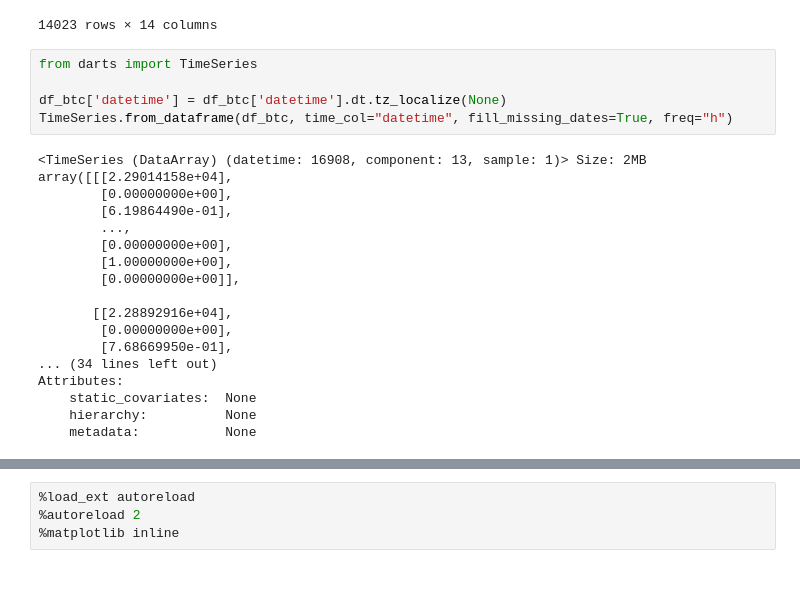
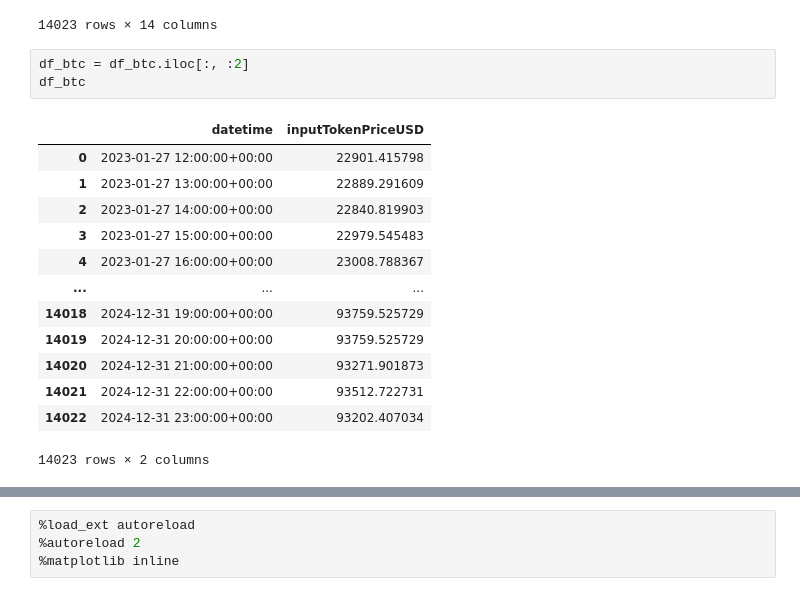
Before and after one commit to Angelaa6/Statapp, a Jupyter notebook: Darts.ipynb, the cells around one changed output, grey strips where cells are left out. Drawn from its saved outputs; the diff is of its cells as text.

```diff
--- a/Darts.ipynb
+++ b/Darts.ipynb
@@ -73,29 +73,23 @@ df_btc
 | 14021 | 2024-12-31 22:00:00+00:00 | 93512.722731 | 0.038120 | 33746.963060 | 1.003206 | 0.000148 | ... |
 | 14022 | 2024-12-31 23:00:00+00:00 | 93202.407034 | 0.038164 | 33743.807260 | 1.003206 | 0.000148 | ... |
 14023 rows × 14 columns
-# %%
-from darts import TimeSeries
-
-df_btc['datetime'] = df_btc['datetime'].dt.tz_localize(None)
-TimeSeries.from_dataframe(df_btc, time_col="datetime", fill_missing_dates=True, freq="h")
-# %% [output]
-<TimeSeries (DataArray) (datetime: 16908, component: 13, sample: 1)> Size: 2MB
-array([[[2.29014158e+04],
-        [0.00000000e+00],
-        [6.19864490e-01],
-        ...,
-        [0.00000000e+00],
-        [1.00000000e+00],
-        [0.00000000e+00]],
-
-       [[2.28892916e+04],
-        [0.00000000e+00],
-        [7.68669950e-01],
-... (34 lines left out)
-Attributes:
-    static_covariates:  None
-    hierarchy:          None
-    metadata:           None
+# %%
+df_btc = df_btc.iloc[:, :2]
+df_btc
+# %% [output]
+|  | datetime | inputTokenPriceUSD |
+| 0 | 2023-01-27 12:00:00+00:00 | 22901.415798 |
+| 1 | 2023-01-27 13:00:00+00:00 | 22889.291609 |
+| 2 | 2023-01-27 14:00:00+00:00 | 22840.819903 |
+| 3 | 2023-01-27 15:00:00+00:00 | 22979.545483 |
+| 4 | 2023-01-27 16:00:00+00:00 | 23008.788367 |
+| ... | ... | ... |
+| 14018 | 2024-12-31 19:00:00+00:00 | 93759.525729 |
+| 14019 | 2024-12-31 20:00:00+00:00 | 93759.525729 |
+| 14020 | 2024-12-31 21:00:00+00:00 | 93271.901873 |
+| 14021 | 2024-12-31 22:00:00+00:00 | 93512.722731 |
+| 14022 | 2024-12-31 23:00:00+00:00 | 93202.407034 |
+14023 rows × 2 columns
 # %%
 test=TimeSeries.from_dataframe(df_btc, time_col="datetime", fill_missing_dates=True, freq="h")
 test.plot()
```
Also changed, not shown: parts of 16 cells of this notebook.
